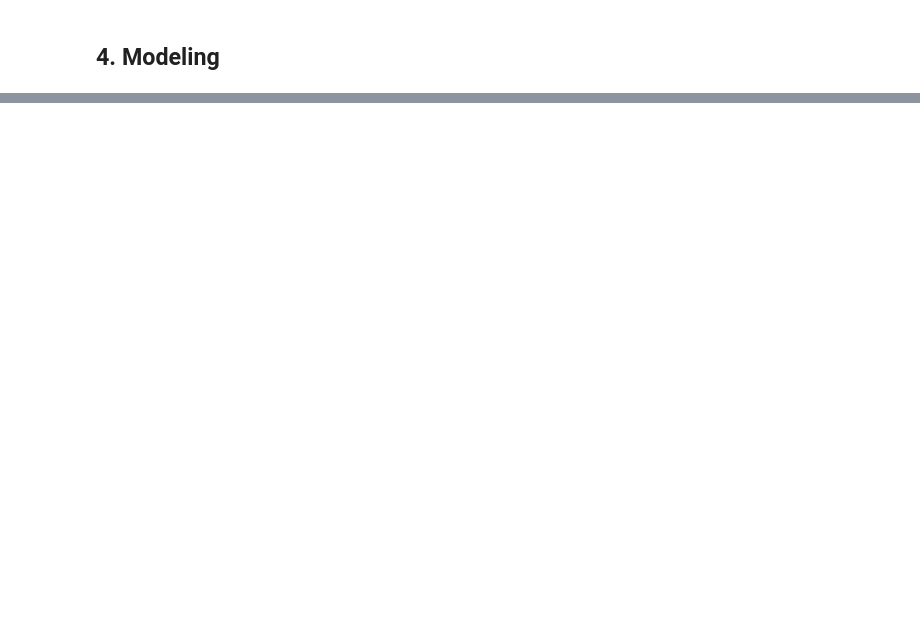
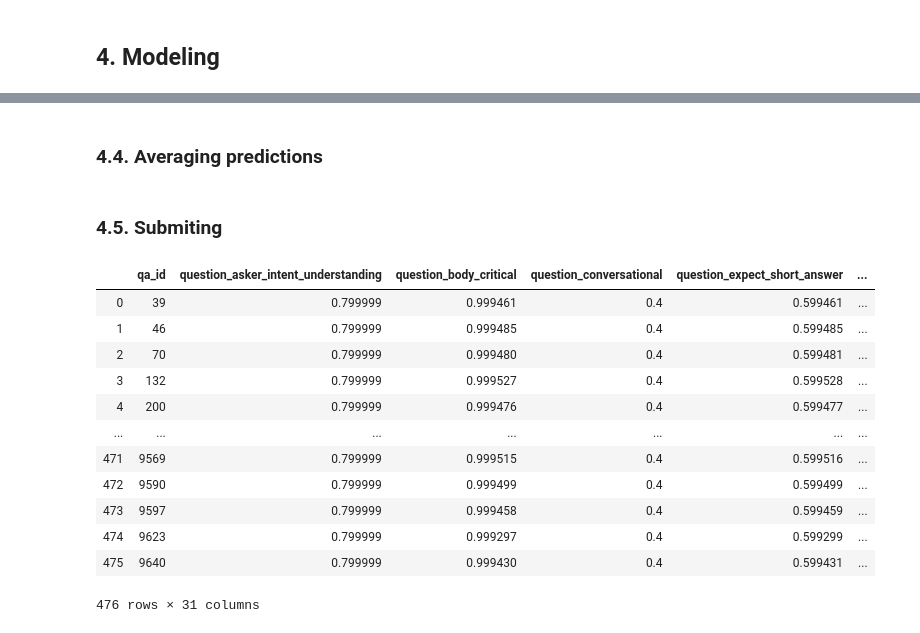
Before and after one commit to szachovy/Google-QUEST-Q-A-Labeling, a Jupyter notebook: agent.ipynb, the cells around one changed output, grey strips where cells are left out. Saved outputs shown, nothing was run; the diff lists cells and outputs as text; code cells hidden in the pictures; blank space fills up the shorter version.

Commit message:
First submission

```diff
--- a/agent.ipynb
+++ b/agent.ipynb
@@ -414,11 +497,11 @@ kf = KFold(n_splits=5, random_state=42, shuffle=True)
 
 for ind, (train, validation) in enumerate(kf.split(X_train)):
     X_train_part= X_train[train]
-    Y_train_part = y_train[train]
+    Y_train_part = Y_train.iloc[train, :]
     X_validate_part = X_train[validation]
-    Y_validate_part = y_train[validation]
+    Y_validate_part = Y_train.iloc[validation, :]
 
     model = create_model()
-    model.fit(X_train_part, y_train_part, epochs=100, batch_size=32, validation_data=(X_validate_part, Y_validate_part), verbose=True,
-        callbacks=[SpearmanCallback(training_data=(X_train_part, y_train_part), validation_data=(X_validate_part, Y_validate_part), model_name=f'best_model_batch{ind}.h5')])
+    model.fit(X_train_part, Y_train_part, epochs=5, batch_size=32, validation_data=(X_validate_part, Y_validate_part))
+#         callbacks=[SpearmanCallback(training_data=(X_train_part, Y_train_part), validation_data=(X_validate_part, Y_validate_part), model_name=f'best_model_batch{ind}.h5')])
     all_predictions.append(model.predict(X_test))
@@ -424,0 +526,32 @@ for ind, (train, validation) in enumerate(kf.split(X_train)):
+# %% [markdown]
+### 4.4. Averaging predictions
+# %%
+final = pd.DataFrame(np.array(all_predictions)[0,:,:])
+final = pd.concat([pd.DataFrame(np.array(all_predictions)[valid_pred,:,:]) for valid_pred in range(5)], axis=1)
+for num in range(31):
+    final[num] = final.iloc[:, [num * valid_pred for valid_pred in range(5)]].mean(axis=1)
+final = final.iloc[:, :31]
+
+# final.to_csv('temp.csv')
+# %% [markdown]
+### 4.5. Submiting
+# %%
+final.columns = sample_submission.columns
+# %%
+final['qa_id'] = sample_submission['qa_id']
+# %%
+final
+# %% [output]
+|  | qa_id | question_asker_intent_understanding | question_body_critical | question_conversational | question_expect_short_answer | ... |
+| 0 | 39 | 0.799999 | 0.999461 | 0.4 | 0.599461 | ... |
+| 1 | 46 | 0.799999 | 0.999485 | 0.4 | 0.599485 | ... |
+| 2 | 70 | 0.799999 | 0.999480 | 0.4 | 0.599481 | ... |
+| 3 | 132 | 0.799999 | 0.999527 | 0.4 | 0.599528 | ... |
+| 4 | 200 | 0.799999 | 0.999476 | 0.4 | 0.599477 | ... |
+| ... | ... | ... | ... | ... | ... | ... |
+| 471 | 9569 | 0.799999 | 0.999515 | 0.4 | 0.599516 | ... |
+| 472 | 9590 | 0.799999 | 0.999499 | 0.4 | 0.599499 | ... |
+| 473 | 9597 | 0.799999 | 0.999458 | 0.4 | 0.599459 | ... |
+| 474 | 9623 | 0.799999 | 0.999297 | 0.4 | 0.599299 | ... |
+| 475 | 9640 | 0.799999 | 0.999430 | 0.4 | 0.599431 | ... |
+476 rows × 31 columns
```
Also changed, not shown: parts of 22 cells of this notebook, 3 other files.
